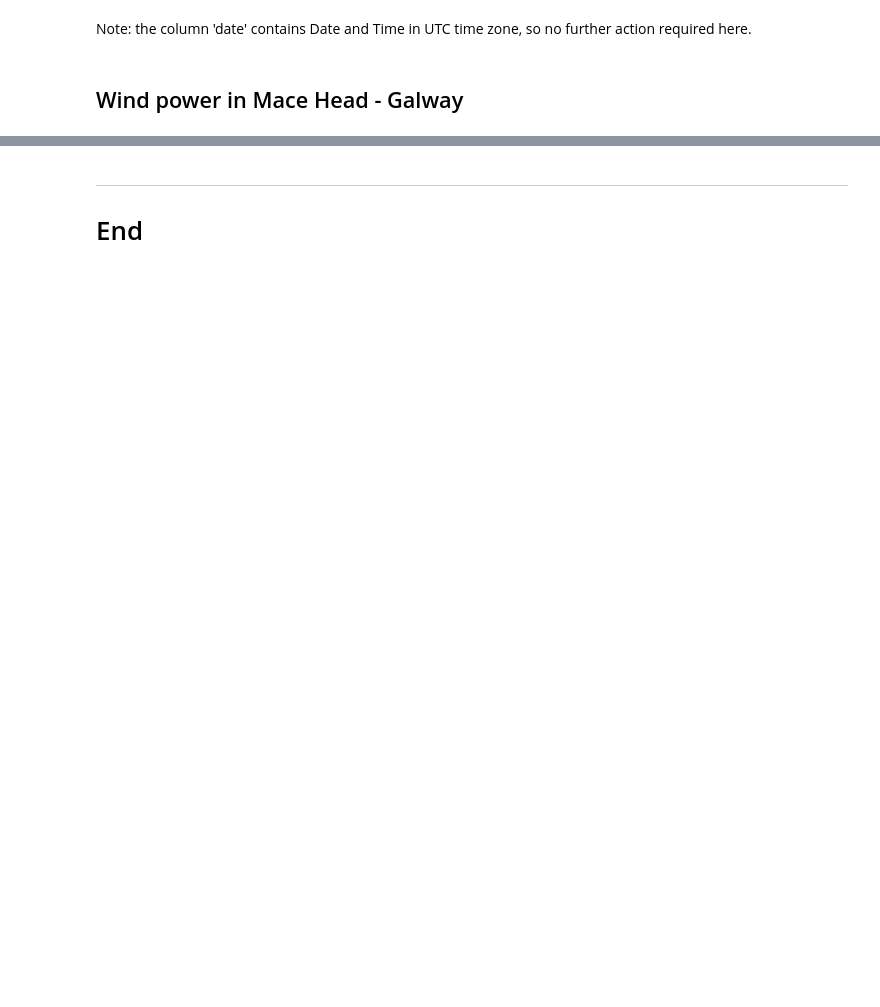
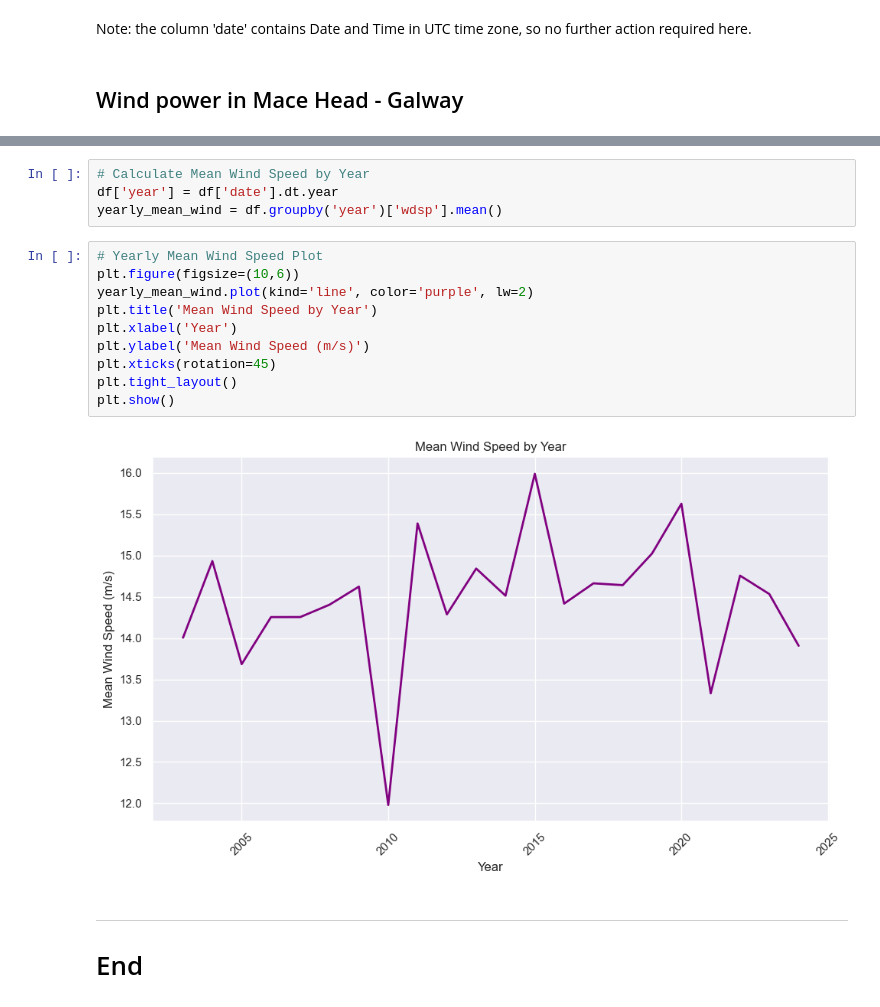
Before and after one commit to filipekojak88/PFDA, a Jupyter notebook: project/windspeed.ipynb, the cells around one changed output, grey strips where cells are left out. Cells and saved outputs as stored; diff of their text form; blank space fills up the shorter version.

```diff
--- a/project/windspeed.ipynb
+++ b/project/windspeed.ipynb
@@ -186,3 +237,19 @@ https://en.wikipedia.org/wiki/List_of_wind_farms_in_the_Republic_of_Ireland?utm_
+# %%
+# Calculate Mean Wind Speed by Year
+df['year'] = df['date'].dt.year
+yearly_mean_wind = df.groupby('year')['wdsp'].mean()
+# %%
+# Yearly Mean Wind Speed Plot
+plt.figure(figsize=(10,6))
+yearly_mean_wind.plot(kind='line', color='purple', lw=2)
+plt.title('Mean Wind Speed by Year')
+plt.xlabel('Year')
+plt.ylabel('Mean Wind Speed (m/s)')
+plt.xticks(rotation=45)
+plt.tight_layout()
+plt.show()
+# %% [output]
+[figure, added]
 # %% [markdown]
 ***
 # End
```
Also changed, not shown: parts of 13 cells of this notebook.
